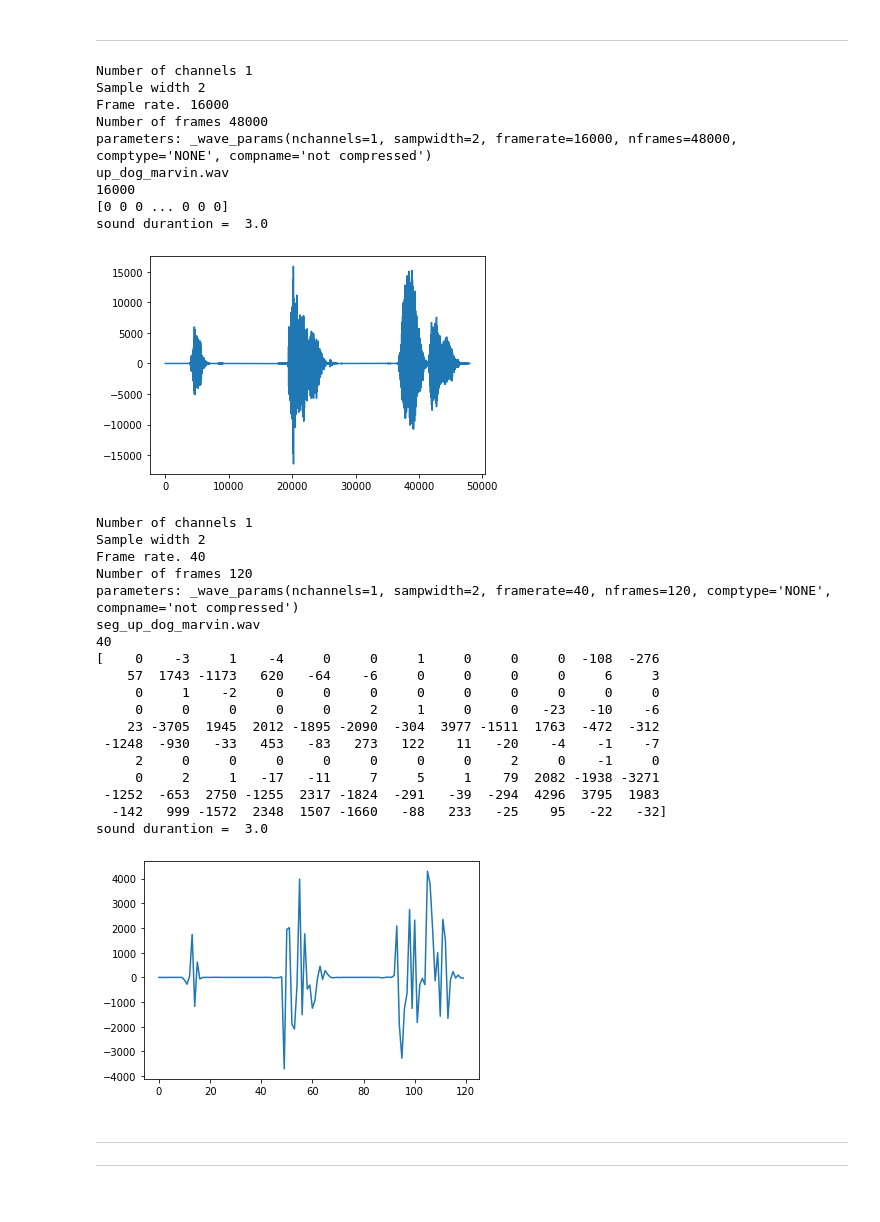
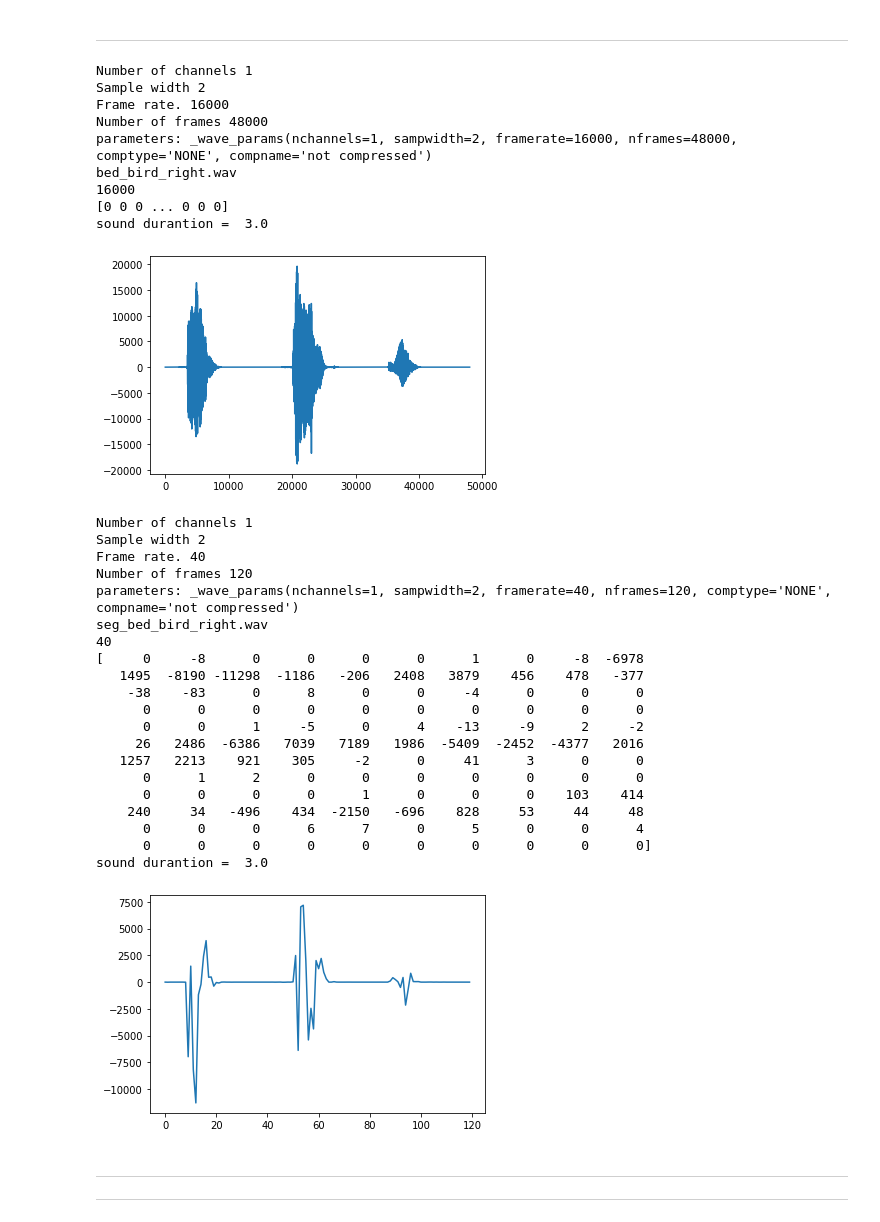
Before and after one commit to inpicksys/Simple-Audio-Recognition, a Jupyter notebook: Фразы_Audio_Preparation.ipynb, the cells around one changed output. Drawn from its saved outputs; the diff is of its cells as text; code cells hidden in the pictures.

```diff
--- a/Фразы_Audio_Preparation.ipynb
+++ b/Фразы_Audio_Preparation.ipynb
@@ -50,7 +50,7 @@ import matplotlib.pyplot as plt
 #+++++++++++++++++++++++++++++++++++++++++++++++++++++++++++++++++++++++++
 
 #__________для ПОТОКА - готовим файлы для директория  Seg_audio_streams
-sample_file ='up_dog_marvin.wav'
+sample_file ='bed_bird_right.wav'
 
 dir_path = '/content/Simple-Audio-Recognition/Audio_streams'
 dir_path_mod = '/content/Simple-Audio-Recognition/Seg_audio_streams'
@@ -105,54 +105,56 @@ print(rate)
 print(data)
 print("sound durantion = ", d)
 plt.plot(data)
 plt.show()
 
 
 obj = wave.open(dir_path_mod +'/' + modified_file,'r')
 print( "Number of channels",obj.getnchannels())
 print ( "Sample width",obj.getsampwidth())
 print ( "Frame rate.",obj.getframerate())
 print ("Number of frames",obj.getnframes())
 print ( "parameters:",obj.getparams())
 obj.close()
 rate, data = scipy.io.wavfile.read(dir_path_mod + '/' + modified_file)
 d = obj.getnframes()/obj.getframerate()
 print(modified_file)
 print(rate)
 print(data)
 print("sound durantion = ", d)
 plt.plot(data)
 plt.show()
 # %% [output]
 Number of channels 1
 Sample width 2
 Frame rate. 16000
 Number of frames 48000
 parameters: _wave_params(nchannels=1, sampwidth=2, framerate=16000, nframes=48000, comptype='NONE', compname='not compressed')
-up_dog_marvin.wav
+bed_bird_right.wav
 16000
 [0 0 0 ... 0 0 0]
 sound durantion =  3.0
-[figure, old version]
+[figure, new version]
 Number of channels 1
 Sample width 2
 Frame rate. 40
 Number of frames 120
 parameters: _wave_params(nchannels=1, sampwidth=2, framerate=40, nframes=120, comptype='NONE', compname='not compressed')
-seg_up_dog_marvin.wav
+seg_bed_bird_right.wav
 40
-[    0    -3     1    -4     0     0     1     0     0     0  -108  -276
-    57  1743 -1173   620   -64    -6     0     0     0     0     6     3
-     0     1    -2     0     0     0     0     0     0     0     0     0
-     0     0     0     0     0     2     1     0     0   -23   -10    -6
-    23 -3705  1945  2012 -1895 -2090  -304  3977 -1511  1763  -472  -312
- -1248  -930   -33   453   -83   273   122    11   -20    -4    -1    -7
-     2     0     0     0     0     0     0     0     2     0    -1     0
-     0     2     1   -17   -11     7     5     1    79  2082 -1938 -3271
- -1252  -653  2750 -1255  2317 -1824  -291   -39  -294  4296  3795  1983
-  -142   999 -1572  2348  1507 -1660   -88   233   -25    95   -22   -32]
+[     0     -8      0      0      0      0      1      0     -8  -6978
+   1495  -8190 -11298  -1186   -206   2408   3879    456    478   -377
+    -38    -83      0      8      0      0     -4      0      0      0
+      0      0      0      0      0      0      0      0      0      0
+      0      0      1     -5      0      4    -13     -9      2     -2
+     26   2486  -6386   7039   7189   1986  -5409  -2452  -4377   2016
+   1257   2213    921    305     -2      0     41      3      0      0
+      0      1      2      0      0      0      0      0      0      0
+      0      0      0      0      1      0      0      0    103    414
+    240     34   -496    434  -2150   -696    828     53     44     48
+      0      0      0      6      7      0      5      0      0      4
+      0      0      0      0      0      0      0      0      0      0]
 sound durantion =  3.0
-[figure, old version]
+[figure, new version]
 # %% [markdown]
 
 
```
Also changed, not shown: parts of 1 cell of this notebook, 1 other file.
